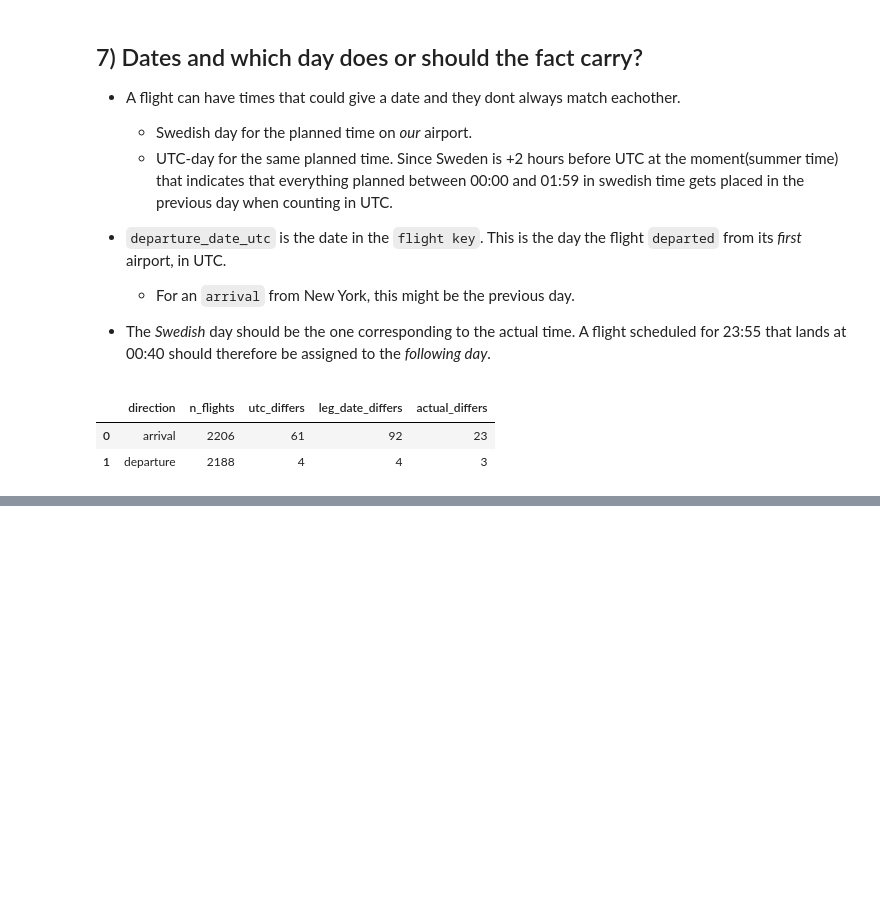
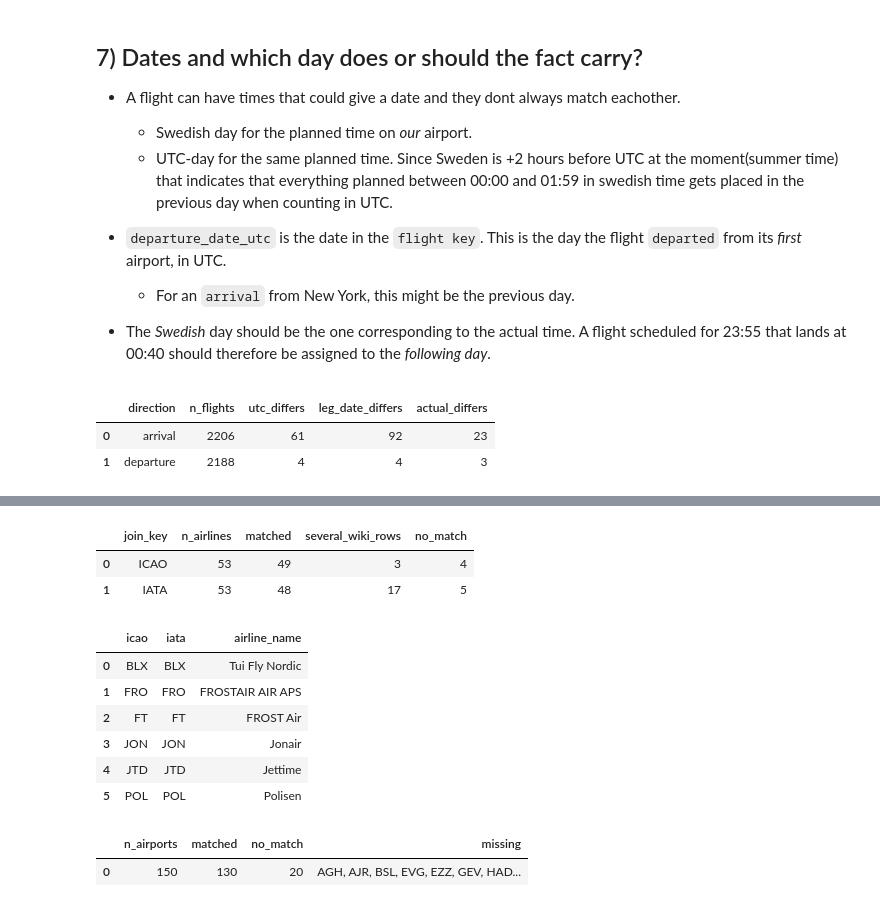
Before and after one commit to indiramahadiva/Flight-punctuality_4_DE25, a Jupyter notebook: notebooks/eda_swedavia.ipynb, the cells around one changed output, grey strips where cells are left out. Cells and saved outputs as stored; diff of their text form; code cells hidden in the pictures; blank space fills up the shorter version.

Commit message:
feat(EDA): add new EDA findings in notebook regarding question 8, iata or icao against wikipedia data

```diff
--- a/notebooks/eda_swedavia.ipynb
+++ b/notebooks/eda_swedavia.ipynb
@@ -528,0 +567,68 @@ con.sql("""
+# %%
+# Hur många Wiki rader träffar varje bolag? Kopplat på ICAO respektive IATA.
+# Mer än en rad = kod är inte unik i listan
+con.sql("""
+    WITH by_icao AS (
+        SELECT a.icao, COUNT(w.icao) AS n_wiki_rows
+        FROM airlines AS a
+        LEFT JOIN wiki_airlines AS w ON w.icao = a.icao
+        GROUP BY a.icao
+    ),
+    by_iata AS (
+        SELECT a.icao, COUNT(w.iata) AS n_wiki_rows
+        FROM airlines AS a
+        LEFT JOIN wiki_airlines AS w ON w.iata = a.iata
+        GROUP BY a.icao
+    )
+    SELECT 'ICAO' AS join_key,
+           COUNT(*) AS n_airlines,
+           COUNT(*) FILTER (WHERE n_wiki_rows >= 1) AS matched,
+           COUNT(*) FILTER (WHERE n_wiki_rows > 1)  AS several_wiki_rows,
+           COUNT(*) FILTER (WHERE n_wiki_rows = 0)  AS no_match
+    FROM by_icao
+    UNION ALL
+    SELECT 'IATA',
+           COUNT(*),
+           COUNT(*) FILTER (WHERE n_wiki_rows >= 1),
+           COUNT(*) FILTER (WHERE n_wiki_rows > 1),
+           COUNT(*) FILTER (WHERE n_wiki_rows = 0)
+    FROM by_iata
+""").df()
+# %% [output]
+|  | join_key | n_airlines | matched | several_wiki_rows | no_match |
+| 0 | ICAO | 53 | 49 | 3 | 4 |
+| 1 | IATA | 53 | 48 | 17 | 5 |
+# %%
+# En IATA kod har två tecken medan en ICAO-kod har tre tecken. Vilka bolag bryter mot det mönstret?
+con.sql("""
+    SELECT icao, iata, airline_name
+    FROM airlines
+    WHERE length(iata) <> 2 OR length(icao) <> 3
+    ORDER BY icao
+""").df()
+# %% [output]
+|  | icao | iata | airline_name |
+| 0 | BLX | BLX | Tui Fly Nordic |
+| 1 | FRO | FRO | FROSTAIR AIR APS |
+| 2 | FT | FT | FROST Air |
+| 3 | JON | JON | Jonair |
+| 4 | JTD | JTD | Jettime |
+| 5 | POL | POL | Polisen |
+# %%
+# Alla flygplatser på båda sidorna. Wiki listan har bara IATA.
+con.sql("""
+    WITH airports AS (
+        SELECT from_iata AS iata FROM legs WHERE status <> 'DEL'
+        UNION
+        SELECT to_iata FROM legs WHERE status <> 'DEL'
+    )
+    SELECT COUNT(*) AS n_airports,
+           COUNT(w.iata_code) AS matched,
+           COUNT(*) FILTER (WHERE w.iata_code IS NULL) AS no_match,
+           STRING_AGG(a.iata, ', ' ORDER BY a.iata) FILTER (WHERE w.iata_code IS NULL) AS missing
+    FROM airports AS a
+    LEFT JOIN wiki_airports AS w ON w.iata_code = a.iata
+""").df()
+# %% [output]
+|  | n_airports | matched | no_match | missing |
+| 0 | 150 | 130 | 20 | AGH, AJR, BSL, EVG, EZZ, GEV, HAD... |
```
Also changed, not shown: parts of 2 cells of this notebook.
